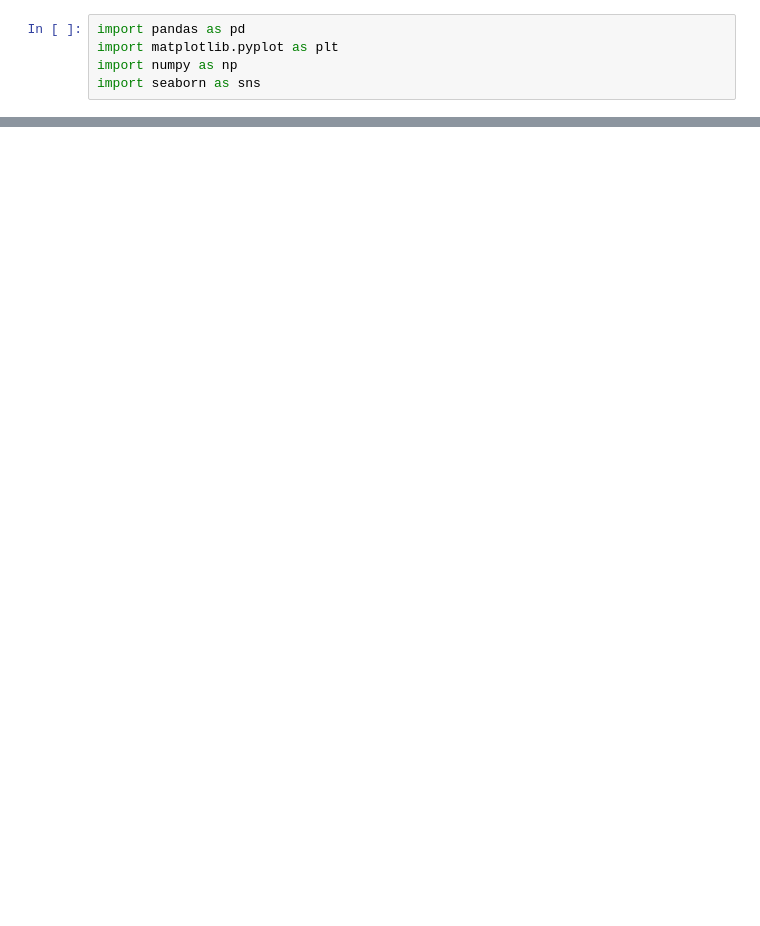
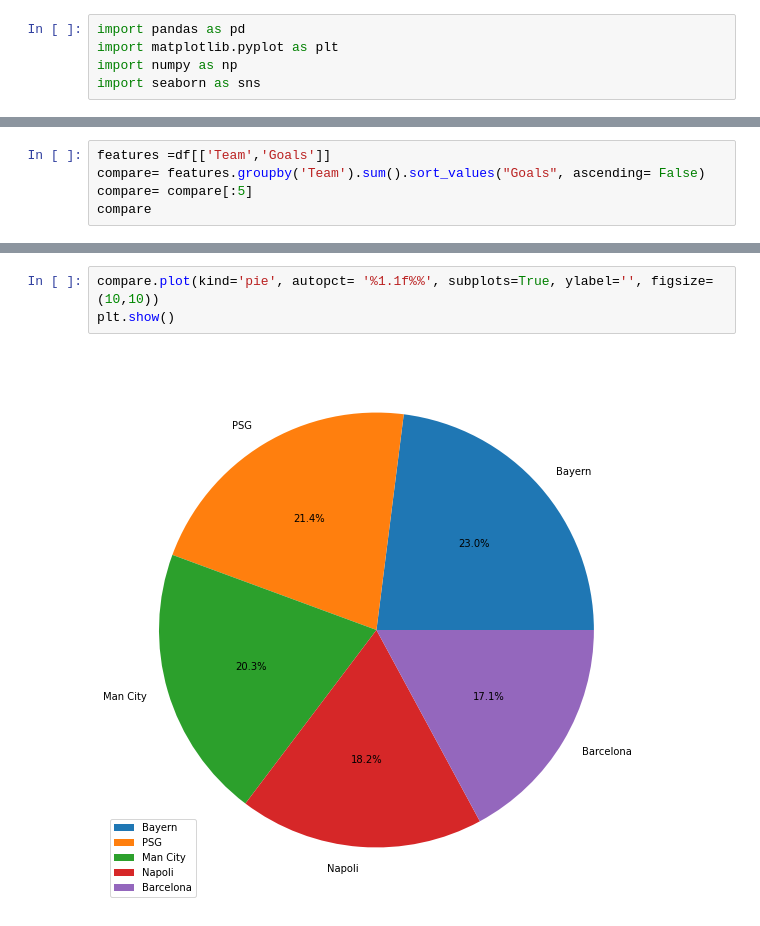
Before and after one commit to baobao1911/Web-Scraping-and-Analysts, a Jupyter notebook: Analyst.ipynb, the cells around one changed output, grey strips where cells are left out. Cells and saved outputs as stored; diff of their text form; blank space fills up the shorter version.

```diff
--- a/Analyst.ipynb
+++ b/Analyst.ipynb
@@ -153,0 +58,5 @@ plt.show()
+# %%
+features =df[['Team','Goals']]
+compare= features.groupby('Team').sum().sort_values("Goals", ascending= False)
+compare= compare[:5]
+compare
@@ -153,0 +71,5 @@ plt.show()
+# %%
+compare.plot(kind='pie', autopct= '%1.1f%%', subplots=True, ylabel='', figsize= (10,10))
+plt.show()
+# %% [output]
+[figure, added]
```
Also changed, not shown: parts of 133 cells of this notebook, 8 other files.
